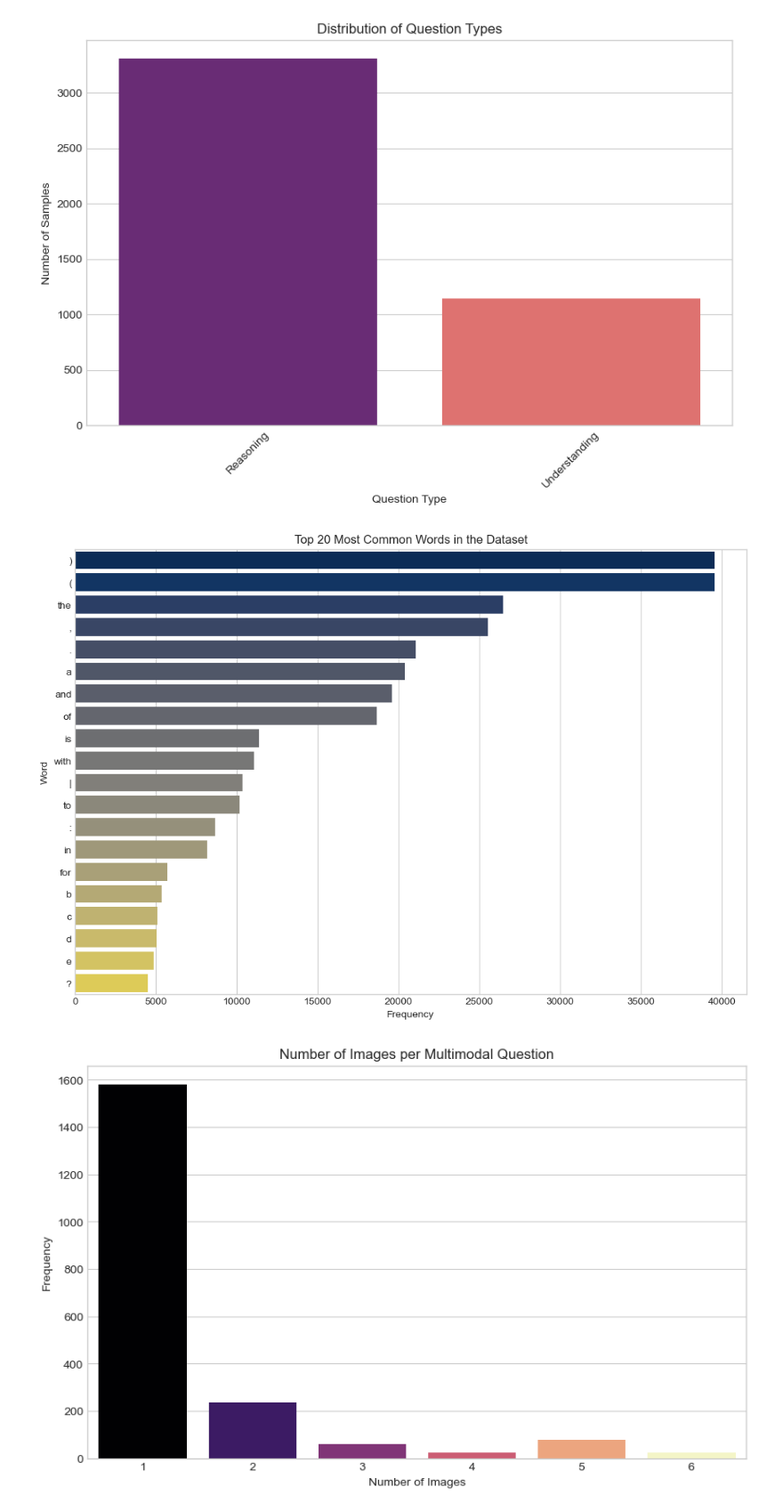
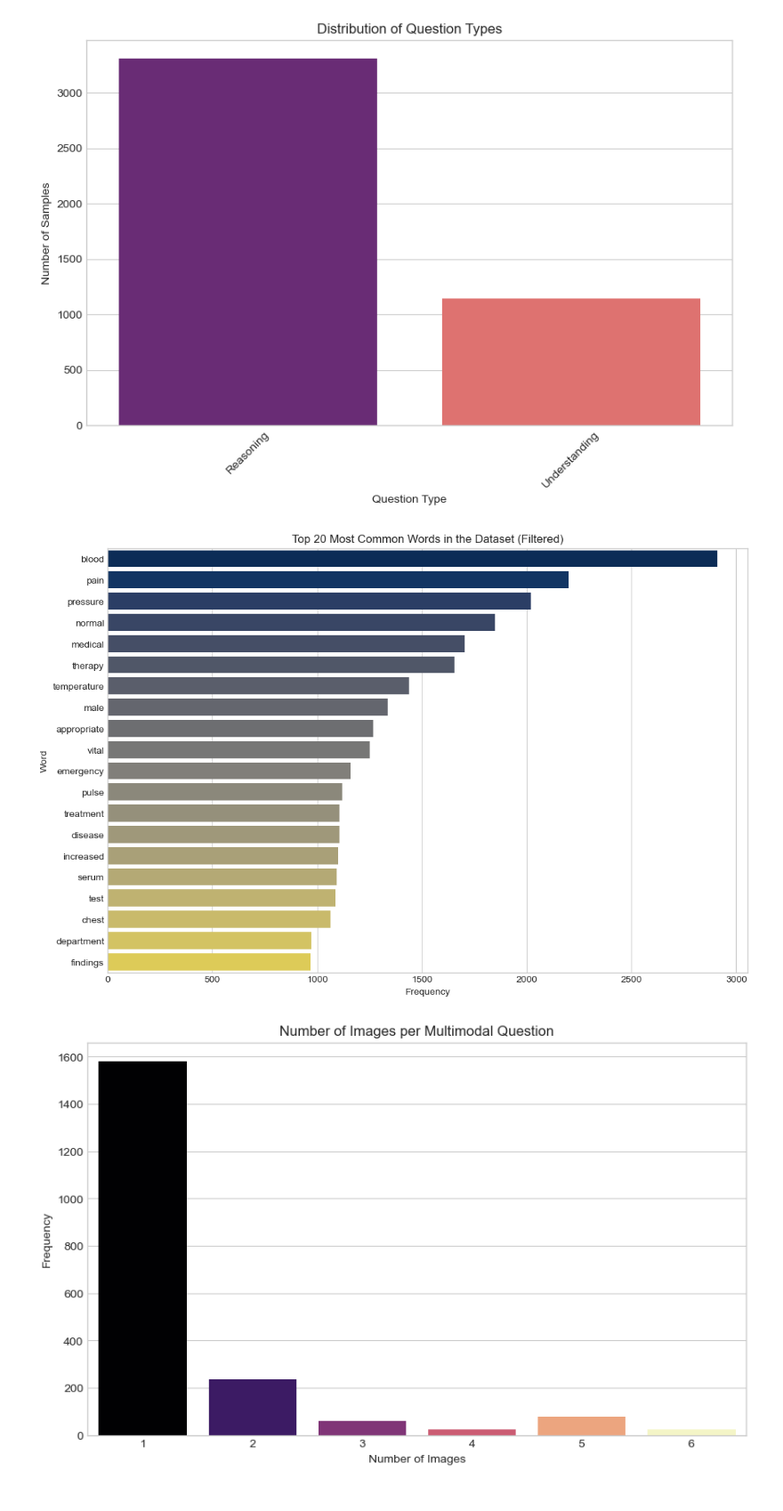
Before and after one commit to phuchaitt3/MedicalQA, a Jupyter notebook: MedXpertQA/MedXpertQA_eda.ipynb, the cells around one changed output. Shown at 89% size. Saved outputs shown, nothing was run; the diff lists cells and outputs as text; code cells hidden in the pictures.

Commit message:
Before restoring checkpoint

```diff
--- a/MedXpertQA/MedXpertQA_eda.ipynb
+++ b/MedXpertQA/MedXpertQA_eda.ipynb
@@ -126,34 +129,74 @@ write_to_report(df_all['num_options'].describe(), title="Statistics for Number o
 # %%
 # --- Vocabulary and Word Frequency Analysis ---
 def get_all_text(row):
     question_text = row['question']
     options_text = ' '.join(row['options'].values())
     return question_text + ' ' + options_text
 
 report_title = "Vocabulary and Word Frequency Analysis"
 corpus = ' '.join(df_all.apply(get_all_text, axis=1)).lower()
 words = word_tokenize(corpus)
 word_counts = Counter(words)
 vocab_stats = (
     f"Total number of words (tokens): {len(words)}\n"
     f"Vocabulary size (unique words): {len(word_counts)}"
 )
 write_to_report(vocab_stats, title=report_title)
 
+# Ensure you have the NLTK stopwords dataset downloaded
+try:
+    stop_words = set(nltk.corpus.stopwords.words('english'))
+except LookupError:
+    nltk.download('stopwords')
+    stop_words = set(nltk.corpus.stopwords.words('english'))
+
+punctuation = set(string.punctuation)
+
+# NEW: A more comprehensive list of uninformative words
+custom_uninformative_words = {
+    'a', 'b', 'c', 'd', 'e', 'f', 'g', 'h', 'i', 'j', # Answer choices
+    'answer', 'choices', 'following', 'of', 'in', 'the', 'is', 'a', 'to', 'and', 'with', # General uninformative words
+    'which', 'what', 'most', 'likely', 'patient', 'from', 'her', 'his', 'for', 'that', 'on',
+    'are', 'as', 'has', 'had', 'or', 'an', 'be', 'by', 'at', 'this', 'have', 'been', 'was',
+    'he', 'she', 'it', 'report', 'reports', 'show', 'shows', 'shown', 'examination', 'physical',
+    'history', 'mg', 'mm', 'hg', 'bpm', 'f', 'min', 'h', 'degrees', 'mmhg', # Common units/measurements that might obscure medical concepts
+    'right', 'left', 'reveals', 'reveal', 'figure', 'presents', 'present', '--', 'signs', 'rate', 'due'
+}
+
+# --- UPDATED: Filtering Logic ---
+# The logic now checks against three sets: standard stopwords, custom words, and punctuation.
+filtered_words = [
+    word for word in words
+    if word.isalpha() and # Keep only alphabetic words
+       word not in stop_words and
+       word not in punctuation and
+       word not in custom_uninformative_words
+]
+
+filtered_word_counts = Counter(filtered_words)
+# --- End of New/Updated Section ---
+
+# The rest of your code remains the same, just using the new filtered data
+word_counts = filtered_word_counts # Overwrite the old counts with the new filtered ones
+vocab_stats = (
+    f"Total number of words (tokens) after filtering: {len(filtered_words)}\n"
+    f"Vocabulary size (unique words) after filtering: {len(word_counts)}"
+)
+write_to_report(vocab_stats, title="Vocabulary and Word Frequency Analysis (Filtered)")
+
 most_common_words = word_counts.most_common(20)
 mcw_df = pd.DataFrame(most_common_words, columns=['word', 'count'])
-write_to_report(mcw_df, title="20 Most Common Words")
+write_to_report(mcw_df, title="20 Most Common Words (Filtered)")
 
-# Plot and save the frequency of the most common words
+# Plot and show the frequency of the most common words
 plt.figure(figsize=(12, 8))
 sns.barplot(x='count', y='word', data=mcw_df, hue='word', palette='cividis', legend=False)
-plt.title('Top 20 Most Common Words in the Dataset')
+plt.title('Top 20 Most Common Words in the Dataset (Filtered)')
 plt.xlabel('Frequency')
 plt.ylabel('Word')
-plt.savefig(os.path.join(OUTPUT_DIR, 'top_20_words.png'), bbox_inches='tight')
 plt.show()
 # %% [output]
-[figure, old version]
+[figure, new version]
 # %%
 # Section for Multimodality
 df_mm['num_images'] = df_mm['images'].apply(lambda x: len(x) if isinstance(x, list) else 0)
```
Also changed, not shown: parts of 2 cells of this notebook, 1 other file.
